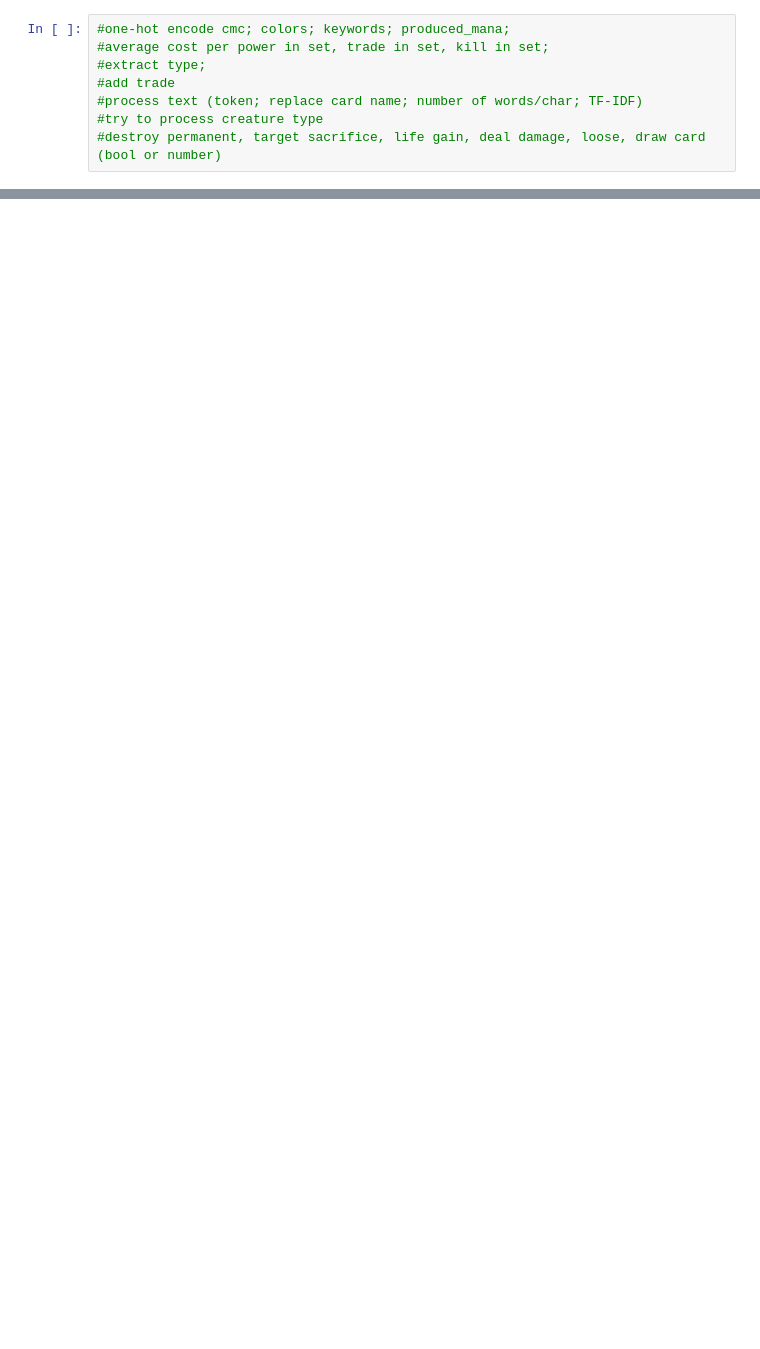
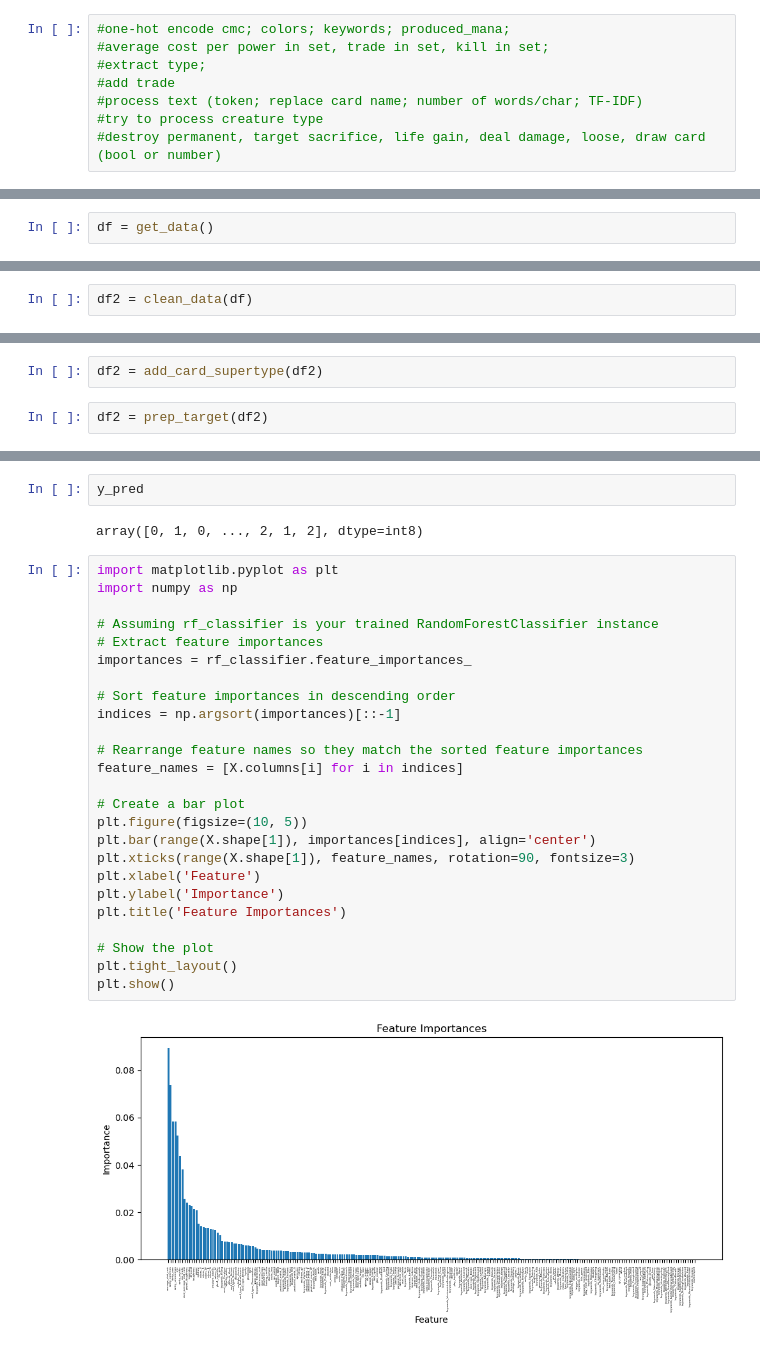
Before and after one commit to pahlisch/mtga-draft-app, a Jupyter notebook: mtga_app/notebooks/prediction.ipynb, the cells around one changed output, grey strips where cells are left out. Cells and saved outputs as stored; diff of their text form; blank space fills up the shorter version.

Commit message:
cleaned model

```diff
--- a/mtga_app/notebooks/prediction.ipynb
+++ b/mtga_app/notebooks/prediction.ipynb
@@ -1149,0 +157,2 @@ Name: avg_pick, dtype: float64
+# %%
+df = get_data()
@@ -1149,0 +179,2 @@ Name: avg_pick, dtype: float64
+# %%
+df2 = clean_data(df)
@@ -1149,0 +661,4 @@ Name: avg_pick, dtype: float64
+# %%
+df2 = add_card_supertype(df2)
+# %%
+df2 = prep_target(df2)
@@ -1149,0 +756,31 @@ Name: avg_pick, dtype: float64
+# %%
+y_pred
+# %% [output]
+array([0, 1, 0, ..., 2, 1, 2], dtype=int8)
+# %%
+import matplotlib.pyplot as plt
+import numpy as np
+
+# Assuming rf_classifier is your trained RandomForestClassifier instance
+# Extract feature importances
+importances = rf_classifier.feature_importances_
+
+# Sort feature importances in descending order
+indices = np.argsort(importances)[::-1]
+
+# Rearrange feature names so they match the sorted feature importances
+feature_names = [X.columns[i] for i in indices]
+
+# Create a bar plot
+plt.figure(figsize=(10, 5))
+plt.bar(range(X.shape[1]), importances[indices], align='center')
+plt.xticks(range(X.shape[1]), feature_names, rotation=90, fontsize=3)
+plt.xlabel('Feature')
+plt.ylabel('Importance')
+plt.title('Feature Importances')
+
+# Show the plot
+plt.tight_layout()
+plt.show()
+# %% [output]
+[figure, added]
```
Also changed, not shown: parts of 78 cells of this notebook, 1 other file.
